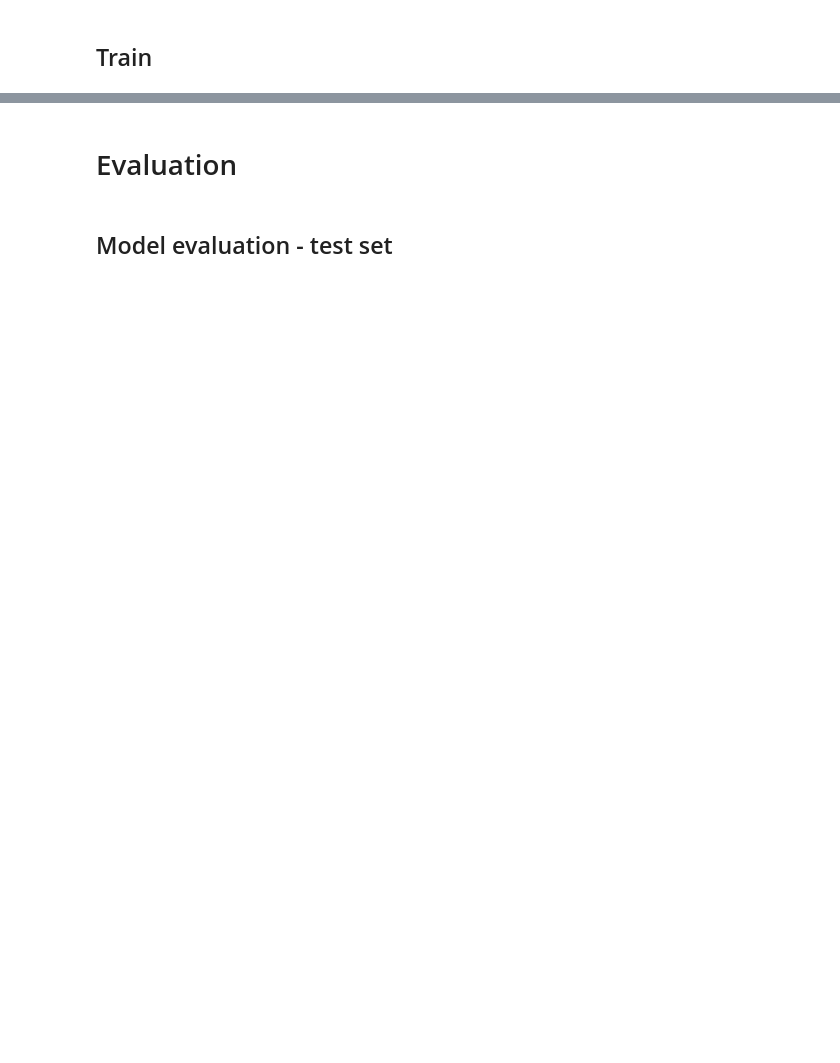
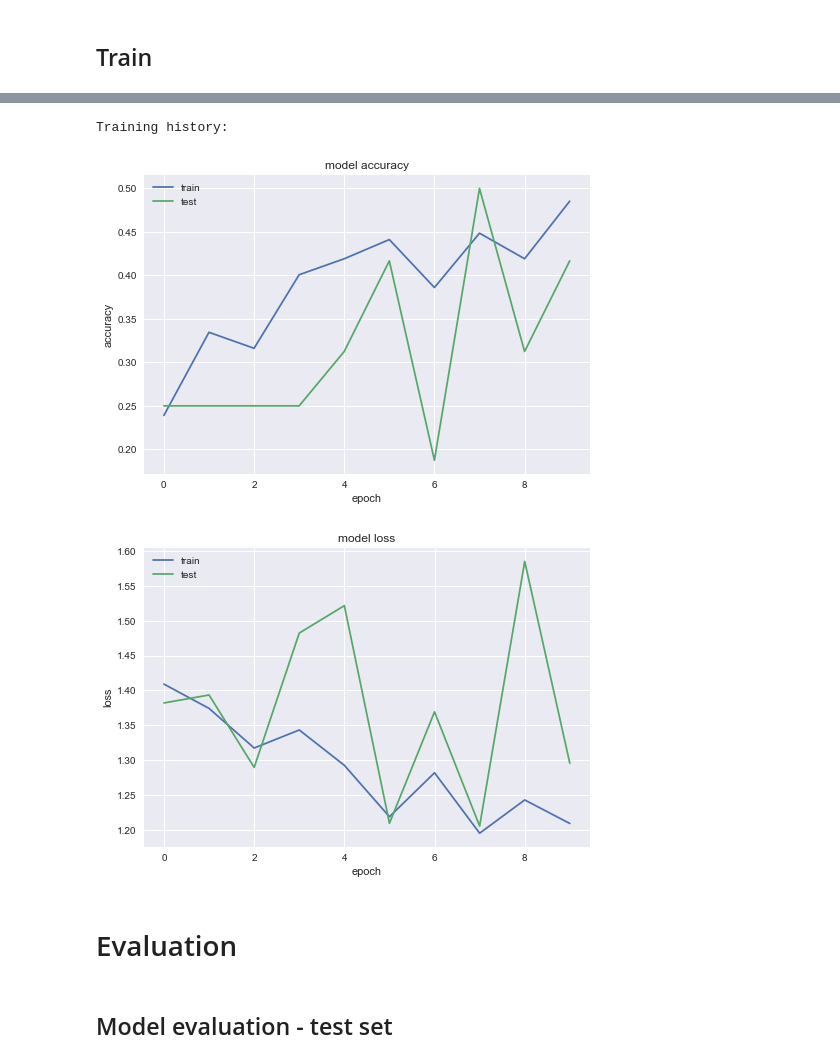
Before and after one commit to jmetzz/ml-laboratory, a Jupyter notebook: notebooks/cases/food-101/multi-class-food.ipynb, the cells around one changed output, grey strips where cells are left out. Drawn from its saved outputs; the diff is of its cells as text; code cells hidden in the pictures; blank space fills up the shorter version.

```diff
--- a/notebooks/cases/food-101/multi-class-food.ipynb
+++ b/notebooks/cases/food-101/multi-class-food.ipynb
@@ -254,3 +336,26 @@ model.fit_generator(
+# %%
+
+def plot_history(history, metric, title, ylabel, xlabel):
+    plt.plot(history.history[metric])
+    plt.plot(history.history[f"val_{metric}"])
+    plt.title(title)
+    plt.ylabel(ylabel)
+    plt.xlabel(xlabel)
+    plt.legend(['train', 'test'], loc='upper left')
+    plt.show()
+
+# list all data in history
+print("\n\nTraining history:")
+
+# summarize history for accuracy
+plot_history(history, 'acc', 'model accuracy', 'accuracy', 'epoch')
+
+# summarize history for loss
+plot_history(history, 'loss', 'model loss', 'loss', 'epoch')
+# %% [output]
+Training history:
+[figure, added]
+[figure, added]
 # %% [markdown]
 # Evaluation
 # %% [markdown]
```
Also changed, not shown: parts of 15 cells of this notebook, 2 other files.
